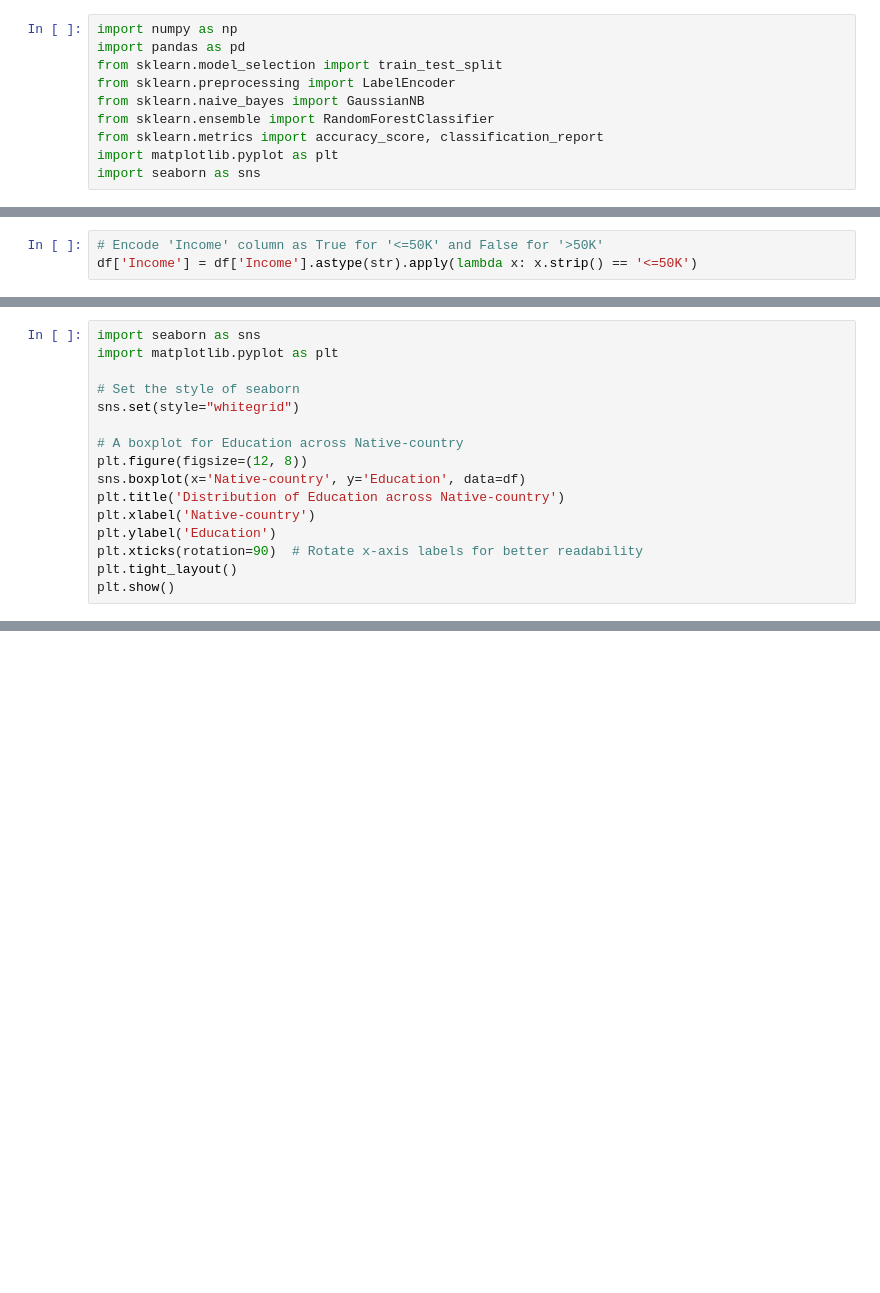
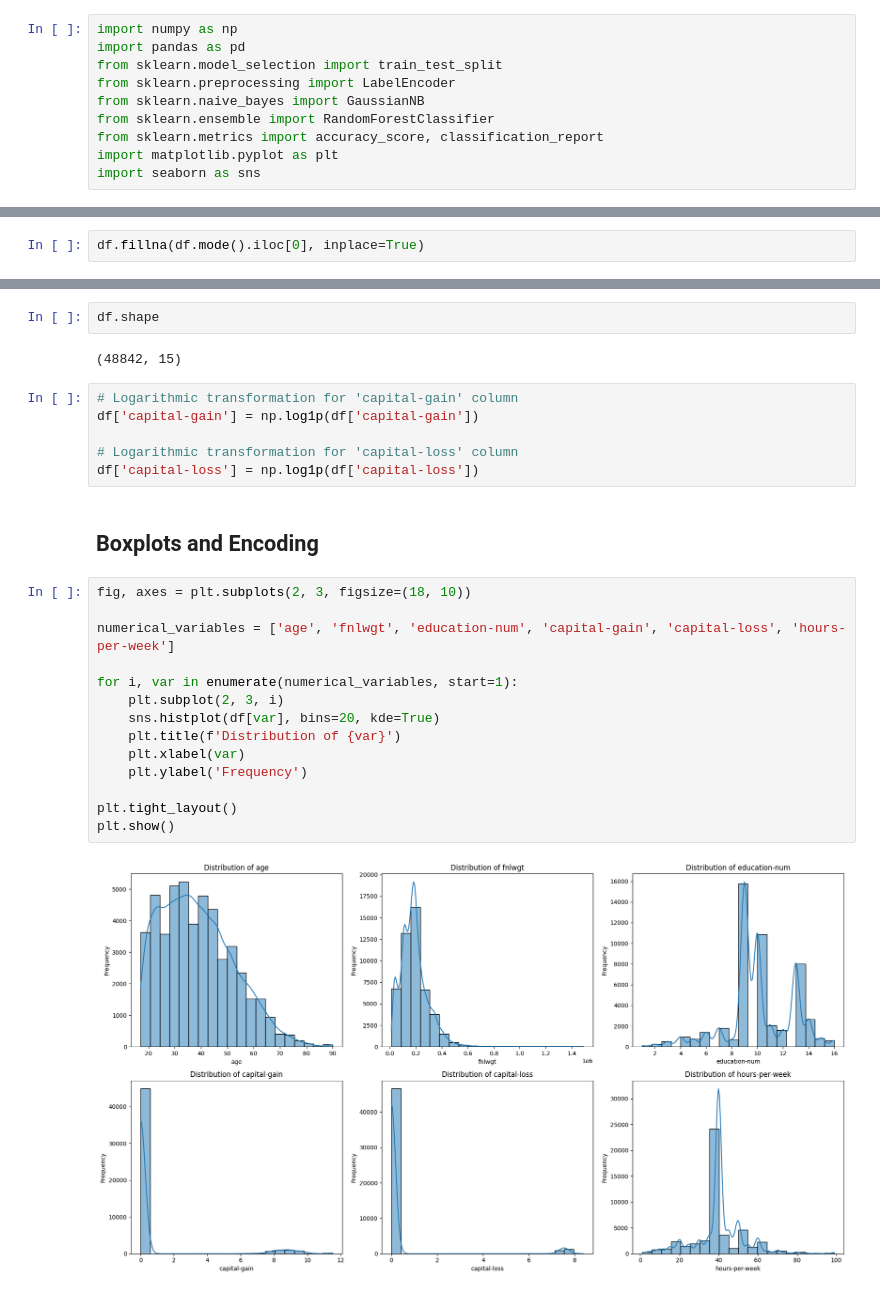
Before and after one commit to neriandria/MachineLearning, a Jupyter notebook: MachineLearning.ipynb, the cells around one changed output, grey strips where cells are left out. Cells and saved outputs as stored; diff of their text form; blank space fills up the shorter version.

```diff
--- a/MachineLearning.ipynb
+++ b/MachineLearning.ipynb
@@ -122 +170,3 @@ for column in df.columns:
+# %%
+df.fillna(df.mode().iloc[0], inplace=True)
 # %%
@@ -153,3 +192,0 @@ X_train, X_test, y_train, y_test = train_test_split(X_encoded, y, test_size=0.2,
-# %%
-# Encode 'Income' column as True for '<=50K' and False for '>50K'
-df['Income'] = df['Income'].astype(str).apply(lambda x: x.strip() == '<=50K')
@@ -367,16 +226,0 @@ Distribution of education levels across different countries
-# %%
-import seaborn as sns
-import matplotlib.pyplot as plt
-
-# Set the style of seaborn
-sns.set(style="whitegrid")
-
-# A boxplot for Education across Native-country
-plt.figure(figsize=(12, 8))
-sns.boxplot(x='Native-country', y='Education', data=df)
-plt.title('Distribution of Education across Native-country')
-plt.xlabel('Native-country')
-plt.ylabel('Education')
-plt.xticks(rotation=90)  # Rotate x-axis labels for better readability
-plt.tight_layout()
-plt.show()
@@ -384,0 +272,28 @@ plt.show()
+# %%
+df.shape
+# %% [output]
+(48842, 15)
+# %%
+# Logarithmic transformation for 'capital-gain' column
+df['capital-gain'] = np.log1p(df['capital-gain'])
+
+# Logarithmic transformation for 'capital-loss' column
+df['capital-loss'] = np.log1p(df['capital-loss'])
+# %% [markdown]
+## Boxplots and Encoding
+# %%
+fig, axes = plt.subplots(2, 3, figsize=(18, 10))
+
+numerical_variables = ['age', 'fnlwgt', 'education-num', 'capital-gain', 'capital-loss', 'hours-per-week']
+
+for i, var in enumerate(numerical_variables, start=1):
+    plt.subplot(2, 3, i)
+    sns.histplot(df[var], bins=20, kde=True)
+    plt.title(f'Distribution of {var}')
+    plt.xlabel(var)
+    plt.ylabel('Frequency')
+
+plt.tight_layout()
+plt.show()
+# %% [output]
+[figure, added]
```
Also changed, not shown: parts of 75 cells of this notebook.
